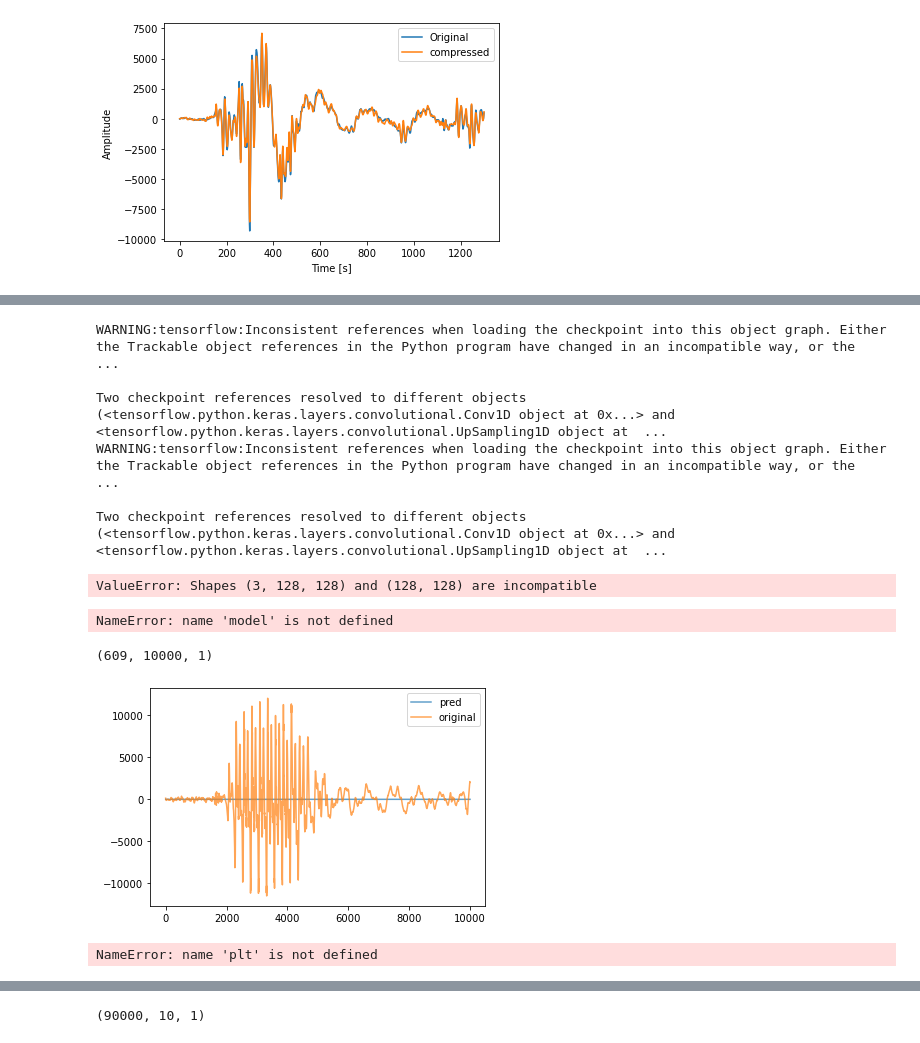
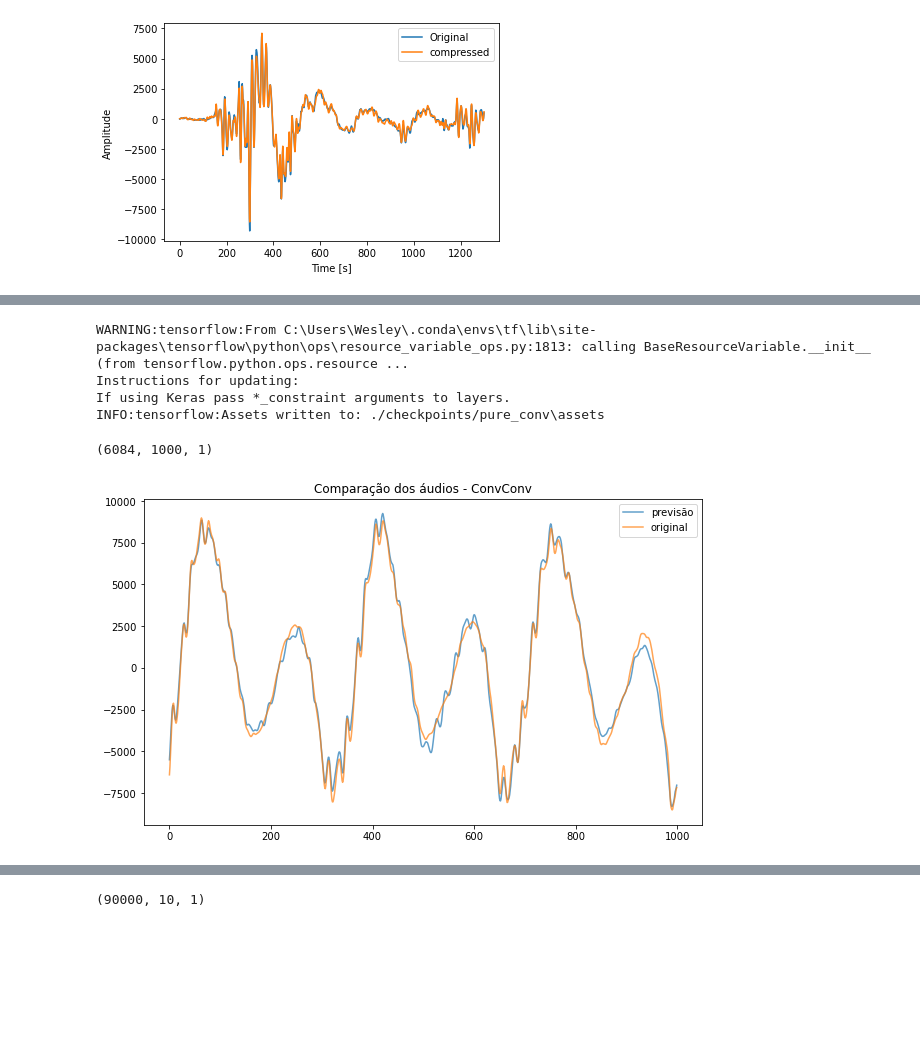
Before and after one commit to wesleygas/AudiorepML, a Jupyter notebook: convolucional-Pure.ipynb, the cells around one changed output, grey strips where cells are left out. Cells and saved outputs as stored; diff of their text form; code cells hidden in the pictures; blank space fills up the shorter version.

```diff
--- a/convolucional-Pure.ipynb
+++ b/convolucional-Pure.ipynb
@@ -62,7 +62,7 @@ plt.show()
 # %% [output]
 [figure]
 # %%
-samplesize = 10000 #.25 segundos
+samplesize = 1000 #.25 segundos
 clean_audio = original_data#[:5000000]
 dirty_audio = compressed_data#[:5000000]
 # %%
@@ -139,37 +153,30 @@ KeyboardInterrupt:
 #Colocar result de 1 densa no relatorio
 #Treinar com seq inteira
 # %%
-model.save_weights('./checkpoints/pure_conv')
+model.save('./checkpoints/pure_conv')
+# %% [output]
+WARNING:tensorflow:From C:\Users\Wesley\.conda\envs\tf\lib\site-packages\tensorflow\python\ops\resource_variable_ops.py:1813: calling BaseResourceVariable.__init__ (from tensorflow.python.ops.resource ...
+Instructions for updating:
+If using Keras pass *_constraint arguments to layers.
+INFO:tensorflow:Assets written to: ./checkpoints/pure_conv\assets
 # %%
 
-model.load_weights('./checkpoints/pure_conv')
+model = keras.models.load_model('./checkpoints/pure_conv')
-# %% [output]
-WARNING:tensorflow:Inconsistent references when loading the checkpoint into this object graph. Either the Trackable object references in the Python program have changed in an incompatible way, or the  ...
-
-Two checkpoint references resolved to different objects (<tensorflow.python.keras.layers.convolutional.Conv1D object at 0x...> and <tensorflow.python.keras.layers.convolutional.UpSampling1D object at  ...
-WARNING:tensorflow:Inconsistent references when loading the checkpoint into this object graph. Either the Trackable object references in the Python program have changed in an incompatible way, or the  ...
-
-Two checkpoint references resolved to different objects (<tensorflow.python.keras.layers.convolutional.Conv1D object at 0x...> and <tensorflow.python.keras.layers.convolutional.UpSampling1D object at  ...
-ValueError: Shapes (3, 128, 128) and (128, 128) are incompatible
 # %%
 predicted = model.predict(X_valid)
-# %% [output]
-NameError: name 'model' is not defined
 # %%
 predicted.shape
 # %% [output]
-(609, 10000, 1)
+(6084, 1000, 1)
 # %%
-plt.plot(predicted[0].reshape(-1), label="pred", alpha=.7)
-plt.plot(Y_valid[0].reshape(-1), label="original", alpha=.7)
+base = 110
+amount = 1
+plt.figure(figsize=(10,6))
+plt.title("Comparação dos áudios - ConvConv")
+plt.plot(predicted[base:base+amount].reshape(-1), label="previsão", alpha=.7)
+plt.plot(Y_valid[base:base+amount].reshape(-1), label="original", alpha=.7)
 plt.legend()
+plt.savefig("convconv-prevorig.png")
 plt.show()
 # %% [output]
-[figure, old version]
+[figure, new version]
-# %%
-plt.plot(predicted[0].reshape(-1), label="pred", alpha=.7)
-#plt.plot(X_valid[0].reshape(-1), label="original", alpha=.7)
-plt.legend()
-plt.show()
-# %% [output]
-NameError: name 'plt' is not defined
```
Also changed, not shown: parts of 6 cells of this notebook, 13 other files.
